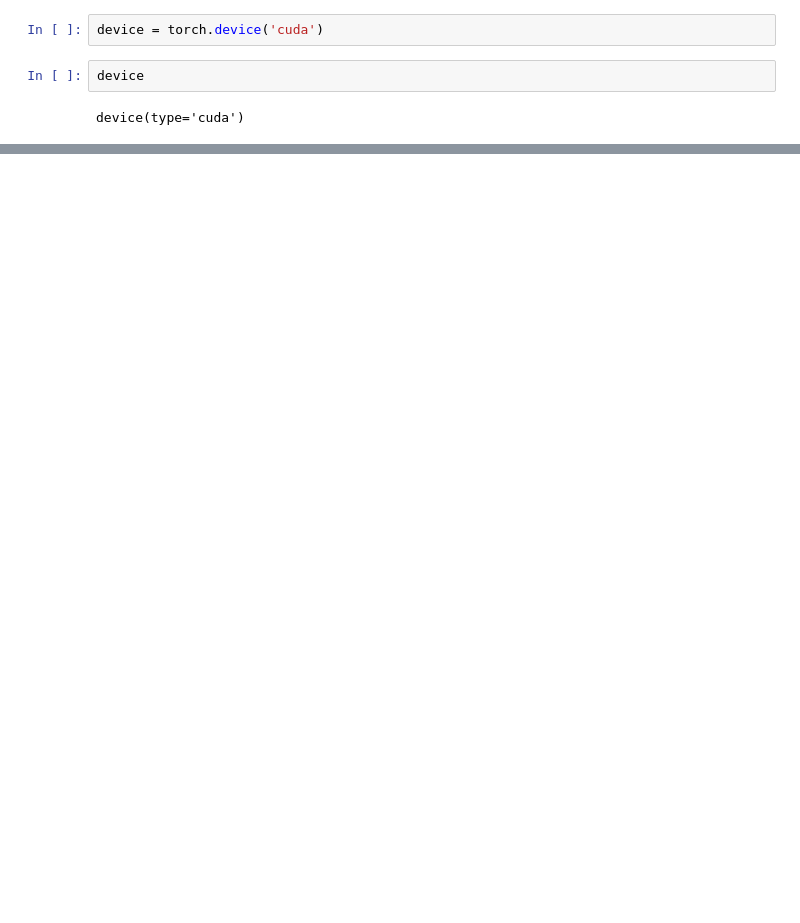
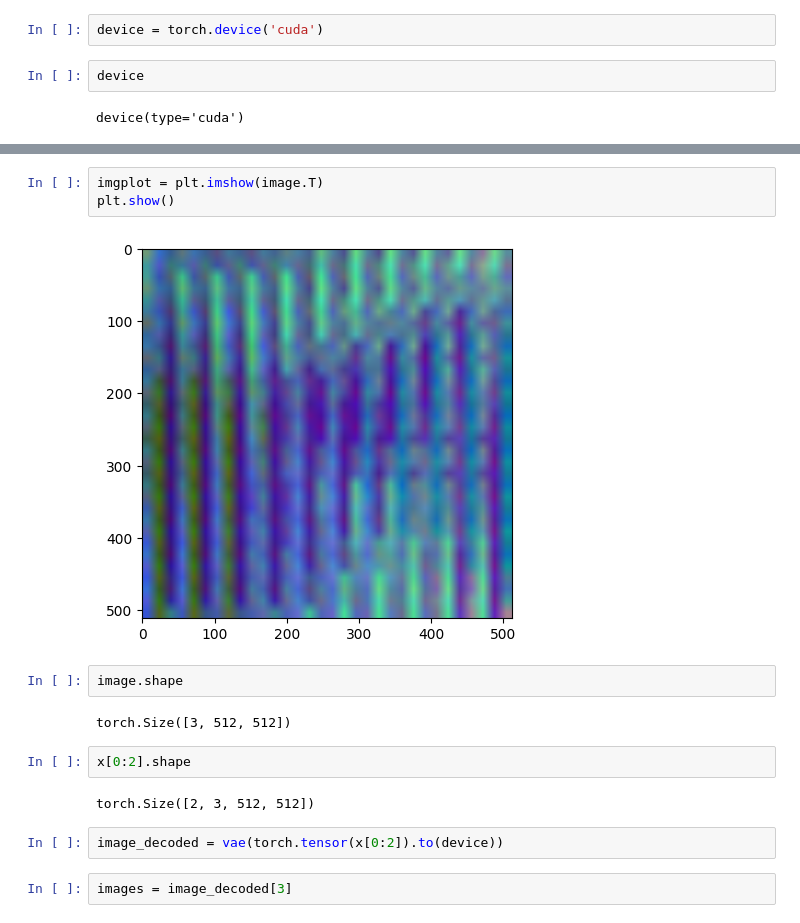
Before and after one commit to beamaia/cvae-clustering, a Jupyter notebook: notebooks/gm-vae.ipynb, the cells around one changed output, grey strips where cells are left out. Saved outputs shown, nothing was run; the diff lists cells and outputs as text; blank space fills up the shorter version.

```diff
--- a/notebooks/gm-vae.ipynb
+++ b/notebooks/gm-vae.ipynb
@@ -301,0 +425,17 @@ output_image.shape
+# %%
+imgplot = plt.imshow(image.T)
+plt.show()
+# %% [output]
+[figure, added]
+# %%
+image.shape
+# %% [output]
+torch.Size([3, 512, 512])
+# %%
+x[0:2].shape
+# %% [output]
+torch.Size([2, 3, 512, 512])
+# %%
+image_decoded = vae(torch.tensor(x[0:2]).to(device))
+# %%
+images = image_decoded[3]
```
Also changed, not shown: parts of 92 cells of this notebook.
